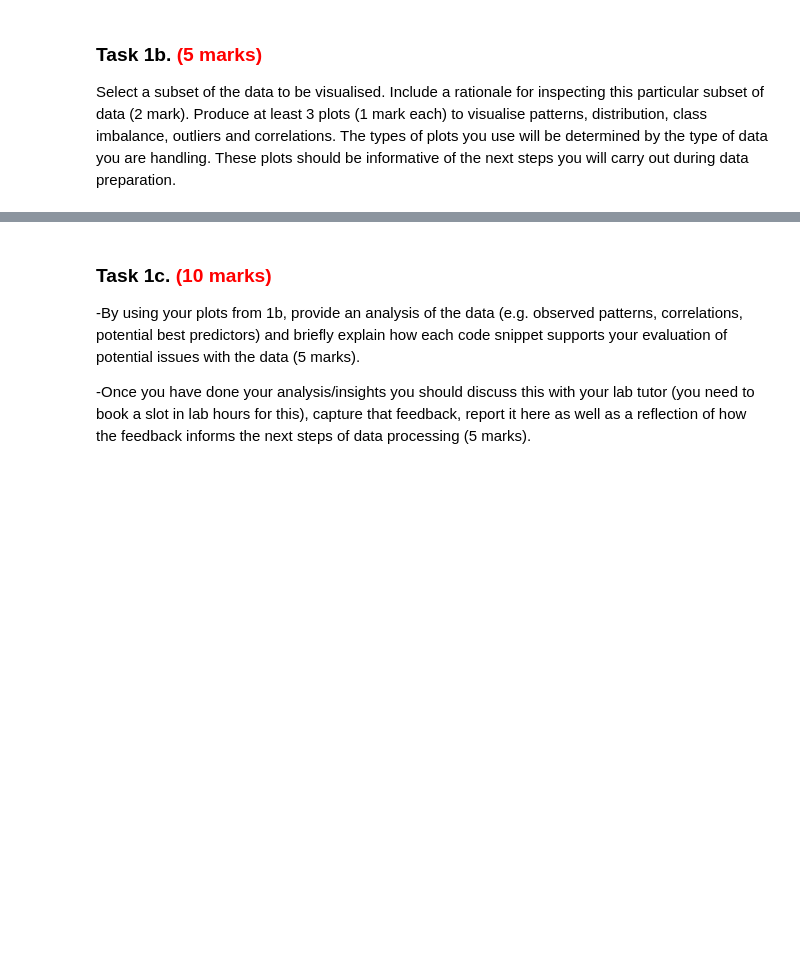
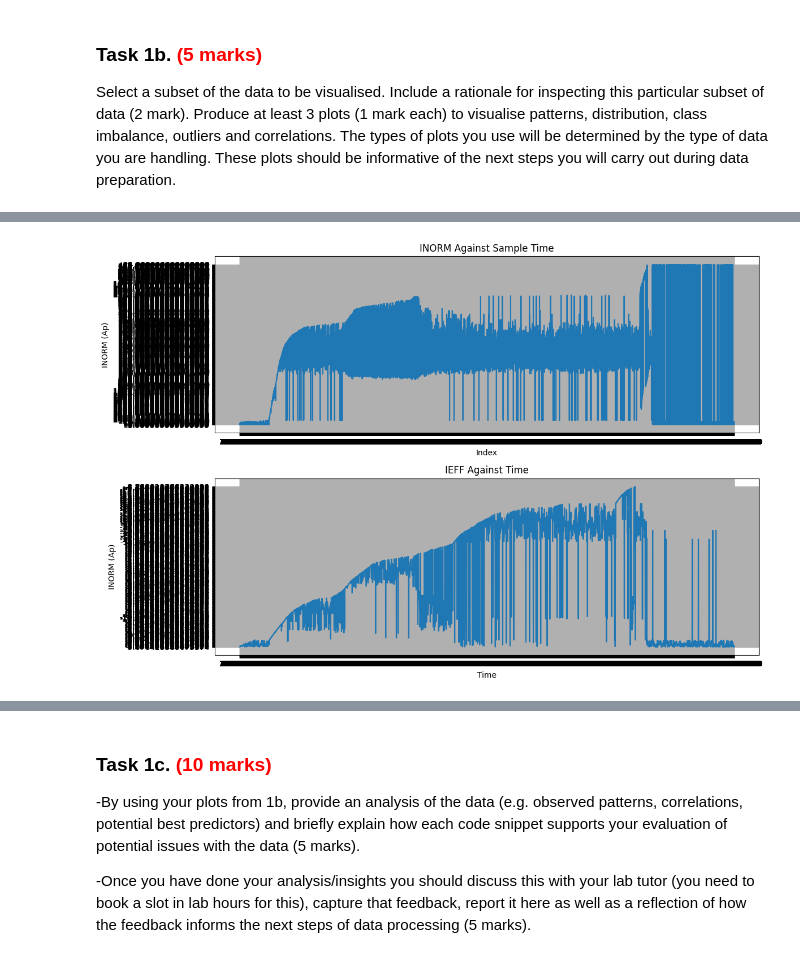
Before and after one commit to efyja15/ML4Eng, a Jupyter notebook: mmme4125_coursework_2026.ipynb, the cells around one changed output, grey strips where cells are left out. Drawn from its saved outputs; the diff is of its cells as text; code cells hidden in the pictures; blank space fills up the shorter version.

```diff
--- a/mmme4125_coursework_2026.ipynb
+++ b/mmme4125_coursework_2026.ipynb
@@ -125,3 +147,31 @@ plt.show()
+# %%
+# Insert your code here for plot 2
+# Line graph to show the trend of data
+
+
+# Remove rows missing any required values
+plot_df = df[['Index', 'Time', 'INORM', 'IEFF']].dropna()
+
+fig, axes = plt.subplots(2, 1, figsize=(12, 8))
+
+# Plot against sample index
+axes[0].plot(plot_df['Time'], plot_df['INORM'])
+axes[0].set_title('INORM Against Sample Time')
+axes[0].set_xlabel('Index')
+axes[0].set_ylabel('INORM (Ap)')
+axes[0].grid(True)
+
+# Plot against time
+axes[1].plot(plot_df['Time'], plot_df['IEFF'])
+axes[1].set_title('IEFF Against Time')
+axes[1].set_xlabel('Time')
+axes[1].set_ylabel('INORM (Ap)')
+axes[1].grid(True)
+
+plt.tight_layout()
+plt.show()
+# %% [output]
+[figure, added]
 # %%
 type(subset[['INORM']]) #trying to find errors in INORM
 subset[['IEFF']].info()
```
Also changed, not shown: parts of 7 cells of this notebook.
